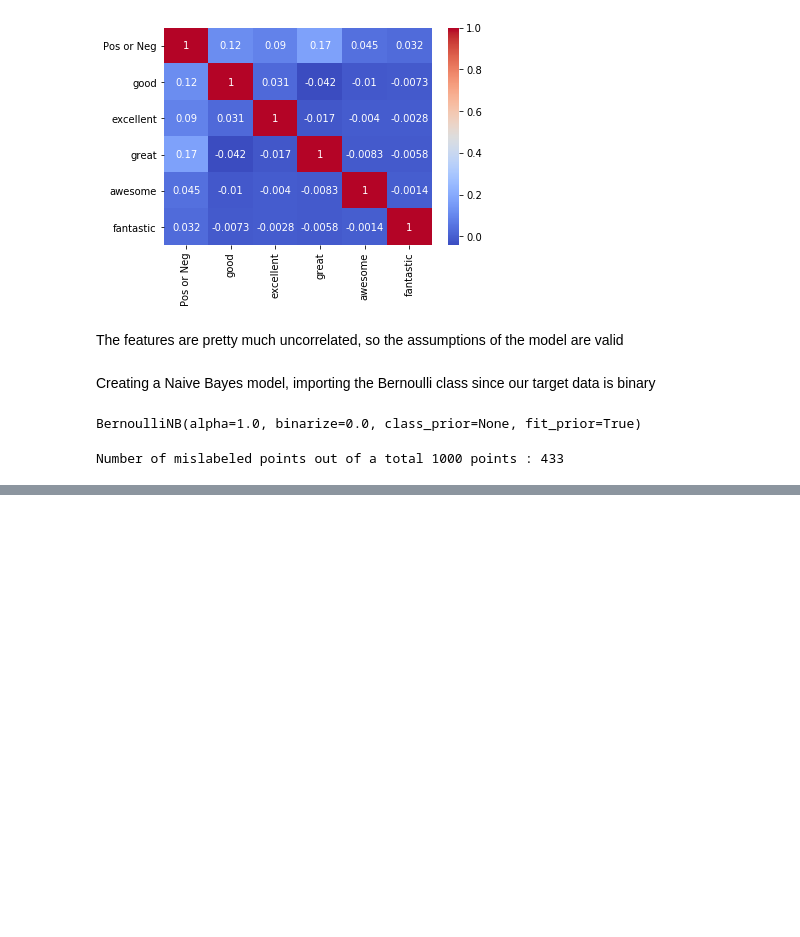
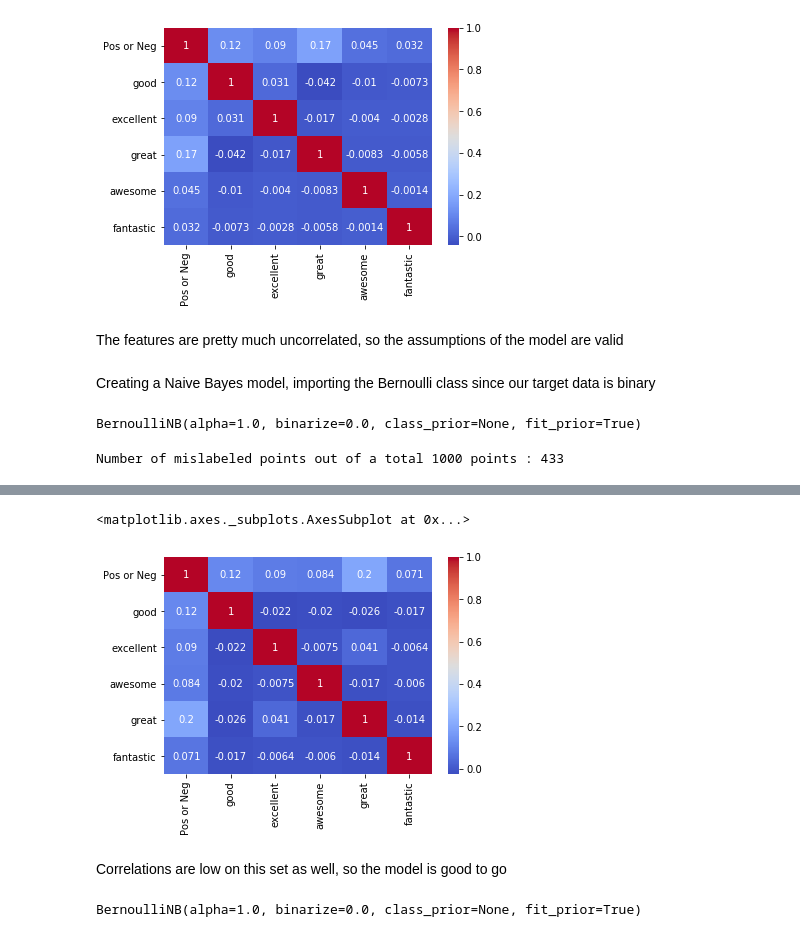
Before and after one commit to legomydiego/Thinkful-Unit-2, a Jupyter notebook: Naive Bayes Feedback Analysis.ipynb, the cells around one changed output, grey strips where cells are left out. Drawn from its saved outputs; the diff is of its cells as text; code cells hidden in the pictures; blank space fills up the shorter version.

Commit message:
Naive Bayes Model

```diff
--- a/Naive Bayes Feedback Analysis.ipynb
+++ b/Naive Bayes Feedback Analysis.ipynb
@@ -64,0 +67,2 @@ Number of mislabeled points out of a total 1000 points : 433
+# %%
+yelp_reviews = pd.read_csv('yelp_labelled.txt',delimiter= '\t', header=None)
@@ -64,0 +78,5 @@ Number of mislabeled points out of a total 1000 points : 433
+# %%
+yelp_reviews.columns = ['Review', 'Pos or Neg']
+# %%
+for key in keywords:
+    yelp_reviews[str(key)] = yelp_reviews.Review.str.contains(' ' + str(key) + ' ', case=False)
@@ -64,0 +92,7 @@ Number of mislabeled points out of a total 1000 points : 433
+# %%
+sns.heatmap(yelp_reviews.corr(), annot=True, cmap='coolwarm')
+# %% [output]
+<matplotlib.axes._subplots.AxesSubplot at 0x...>
+[figure, added]
+# %% [markdown]
+Correlations are low on this set as well, so the model is good to go
@@ -64,0 +103,4 @@ Number of mislabeled points out of a total 1000 points : 433
+# %%
+bnb.fit(yelp_data, yelp_target)
+# %% [output]
+BernoulliNB(alpha=1.0, binarize=0.0, class_prior=None, fit_prior=True)
```
Also changed, not shown: parts of 9 cells of this notebook.
